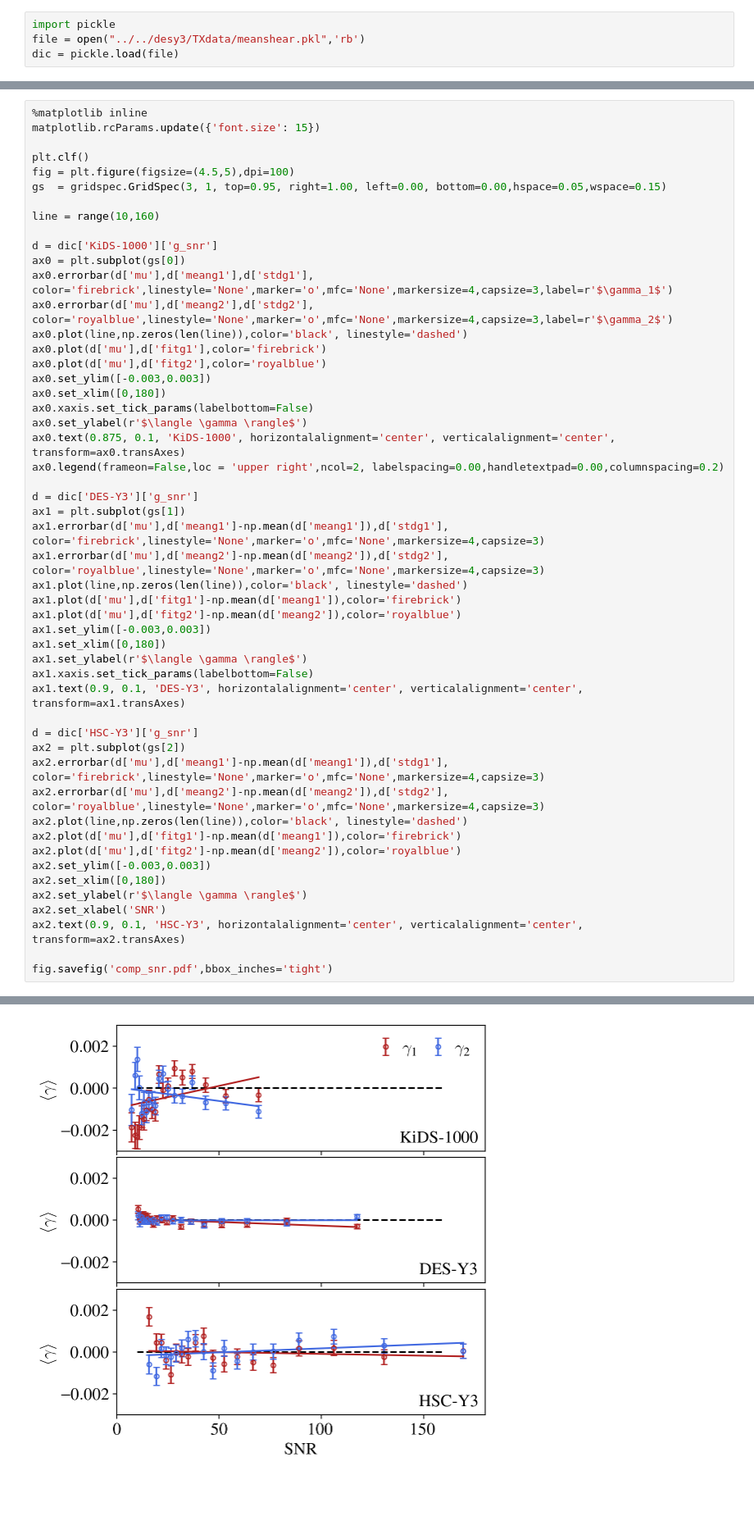
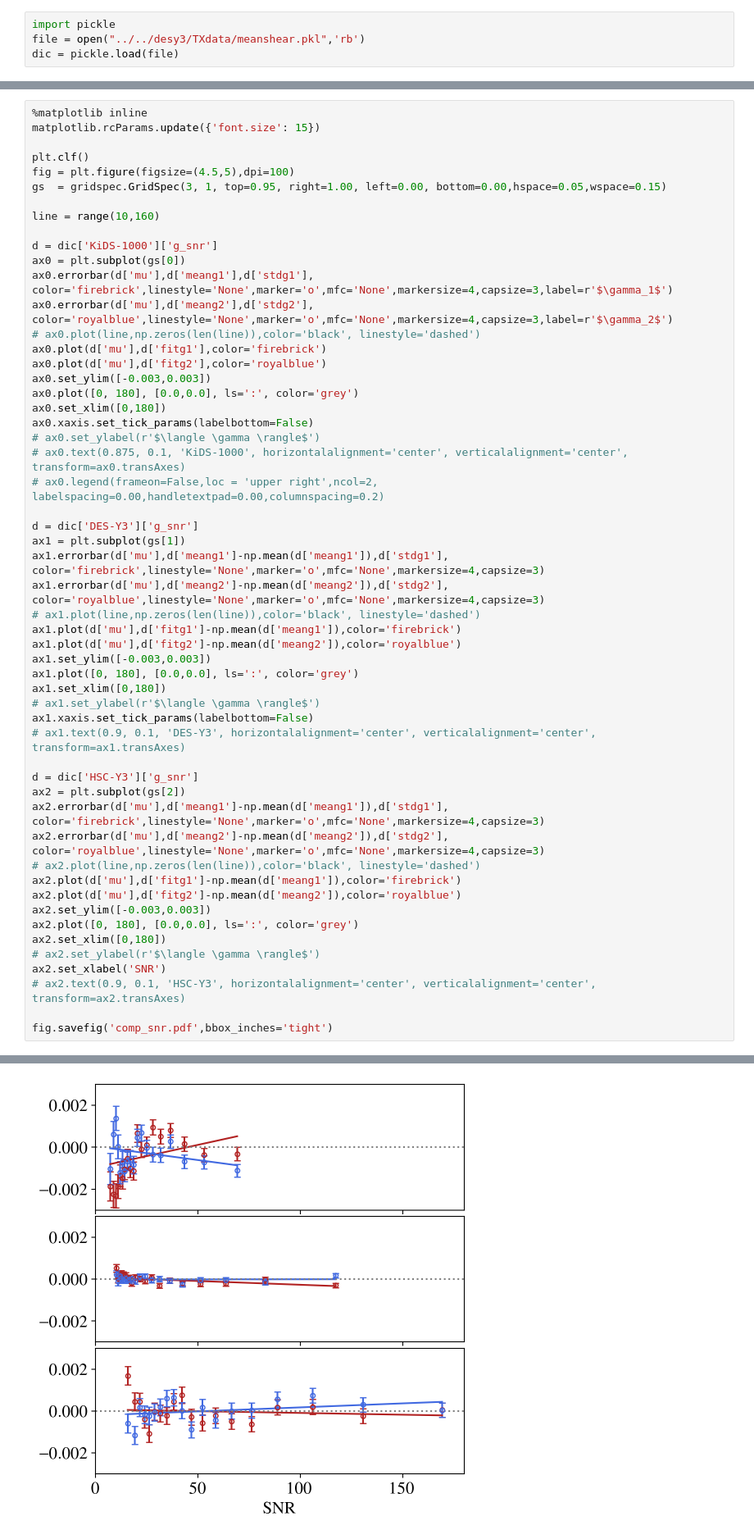
Before and after one commit to LSSTDESC/nulltests_txpipe, a Jupyter notebook: paper_plots/Fig6/MeanShearPlot.ipynb, the cells around one changed output, grey strips where cells are left out. Shown at 82% size. Cells and saved outputs as stored; diff of their text form; blank space fills up the shorter version.

```diff
--- a/paper_plots/Fig6/MeanShearPlot.ipynb
+++ b/paper_plots/Fig6/MeanShearPlot.ipynb
@@ -248,43 +349,46 @@ d = dic['KiDS-1000']['g_snr']
 ax0 = plt.subplot(gs[0])
 ax0.errorbar(d['mu'],d['meang1'],d['stdg1'], color='firebrick',linestyle='None',marker='o',mfc='None',markersize=4,capsize=3,label=r'$\gamma_1$')
 ax0.errorbar(d['mu'],d['meang2'],d['stdg2'], color='royalblue',linestyle='None',marker='o',mfc='None',markersize=4,capsize=3,label=r'$\gamma_2$')
-ax0.plot(line,np.zeros(len(line)),color='black', linestyle='dashed')
+# ax0.plot(line,np.zeros(len(line)),color='black', linestyle='dashed')
 ax0.plot(d['mu'],d['fitg1'],color='firebrick')
 ax0.plot(d['mu'],d['fitg2'],color='royalblue')
 ax0.set_ylim([-0.003,0.003])
+ax0.plot([0, 180], [0.0,0.0], ls=':', color='grey')
 ax0.set_xlim([0,180])
 ax0.xaxis.set_tick_params(labelbottom=False)
-ax0.set_ylabel(r'$\langle \gamma \rangle$')
-ax0.text(0.875, 0.1, 'KiDS-1000', horizontalalignment='center', verticalalignment='center', transform=ax0.transAxes)
-ax0.legend(frameon=False,loc = 'upper right',ncol=2, labelspacing=0.00,handletextpad=0.00,columnspacing=0.2)
+# ax0.set_ylabel(r'$\langle \gamma \rangle$')
+# ax0.text(0.875, 0.1, 'KiDS-1000', horizontalalignment='center', verticalalignment='center', transform=ax0.transAxes)
+# ax0.legend(frameon=False,loc = 'upper right',ncol=2, labelspacing=0.00,handletextpad=0.00,columnspacing=0.2)
 
 d = dic['DES-Y3']['g_snr']
 ax1 = plt.subplot(gs[1])
 ax1.errorbar(d['mu'],d['meang1']-np.mean(d['meang1']),d['stdg1'], color='firebrick',linestyle='None',marker='o',mfc='None',markersize=4,capsize=3)
 ax1.errorbar(d['mu'],d['meang2']-np.mean(d['meang2']),d['stdg2'], color='royalblue',linestyle='None',marker='o',mfc='None',markersize=4,capsize=3)
-ax1.plot(line,np.zeros(len(line)),color='black', linestyle='dashed')
+# ax1.plot(line,np.zeros(len(line)),color='black', linestyle='dashed')
 ax1.plot(d['mu'],d['fitg1']-np.mean(d['meang1']),color='firebrick')
 ax1.plot(d['mu'],d['fitg2']-np.mean(d['meang2']),color='royalblue')
 ax1.set_ylim([-0.003,0.003])
+ax1.plot([0, 180], [0.0,0.0], ls=':', color='grey')
 ax1.set_xlim([0,180])
-ax1.set_ylabel(r'$\langle \gamma \rangle$')
+# ax1.set_ylabel(r'$\langle \gamma \rangle$')
 ax1.xaxis.set_tick_params(labelbottom=False)
-ax1.text(0.9, 0.1, 'DES-Y3', horizontalalignment='center', verticalalignment='center', transform=ax1.transAxes)
+# ax1.text(0.9, 0.1, 'DES-Y3', horizontalalignment='center', verticalalignment='center', transform=ax1.transAxes)
 
 d = dic['HSC-Y3']['g_snr']
 ax2 = plt.subplot(gs[2])
 ax2.errorbar(d['mu'],d['meang1']-np.mean(d['meang1']),d['stdg1'], color='firebrick',linestyle='None',marker='o',mfc='None',markersize=4,capsize=3)
 ax2.errorbar(d['mu'],d['meang2']-np.mean(d['meang2']),d['stdg2'], color='royalblue',linestyle='None',marker='o',mfc='None',markersize=4,capsize=3)
-ax2.plot(line,np.zeros(len(line)),color='black', linestyle='dashed')
+# ax2.plot(line,np.zeros(len(line)),color='black', linestyle='dashed')
 ax2.plot(d['mu'],d['fitg1']-np.mean(d['meang1']),color='firebrick')
 ax2.plot(d['mu'],d['fitg2']-np.mean(d['meang2']),color='royalblue')
 ax2.set_ylim([-0.003,0.003])
+ax2.plot([0, 180], [0.0,0.0], ls=':', color='grey')
 ax2.set_xlim([0,180])
-ax2.set_ylabel(r'$\langle \gamma \rangle$')
+# ax2.set_ylabel(r'$\langle \gamma \rangle$')
 ax2.set_xlabel('SNR')
-ax2.text(0.9, 0.1, 'HSC-Y3', horizontalalignment='center', verticalalignment='center', transform=ax2.transAxes)
+# ax2.text(0.9, 0.1, 'HSC-Y3', horizontalalignment='center', verticalalignment='center', transform=ax2.transAxes)
 
 fig.savefig('comp_snr.pdf',bbox_inches='tight')
 # %% [output]
 <Figure size 640x480 with 0 Axes>
-[figure, old version]
+[figure, new version]
```
Also changed, not shown: parts of 5 cells of this notebook, 6 other files.
